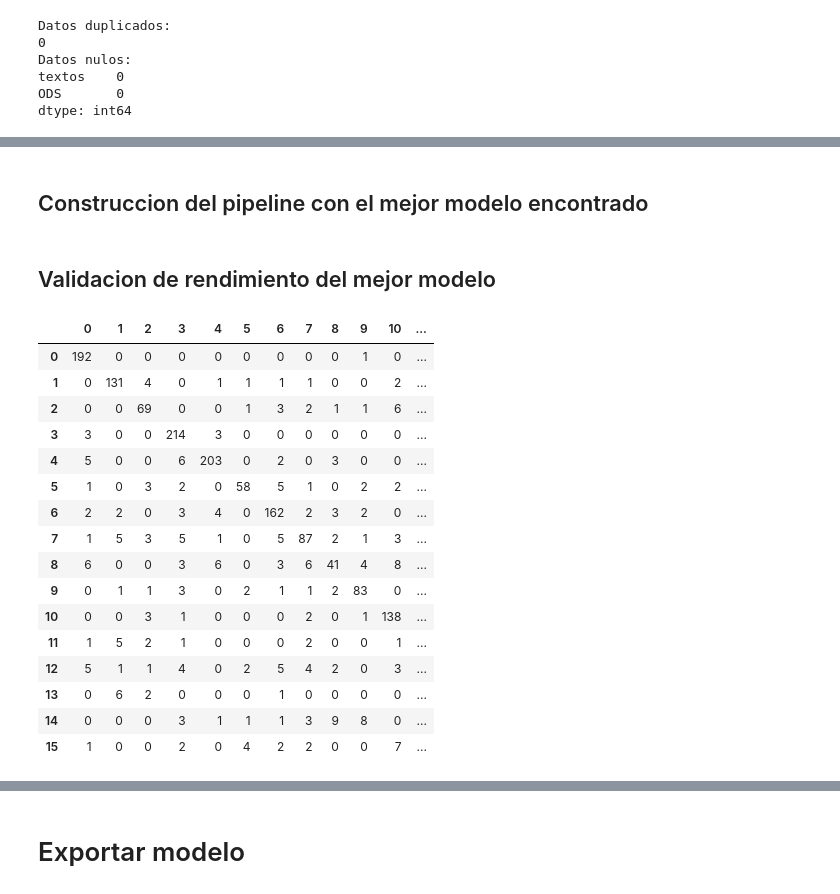
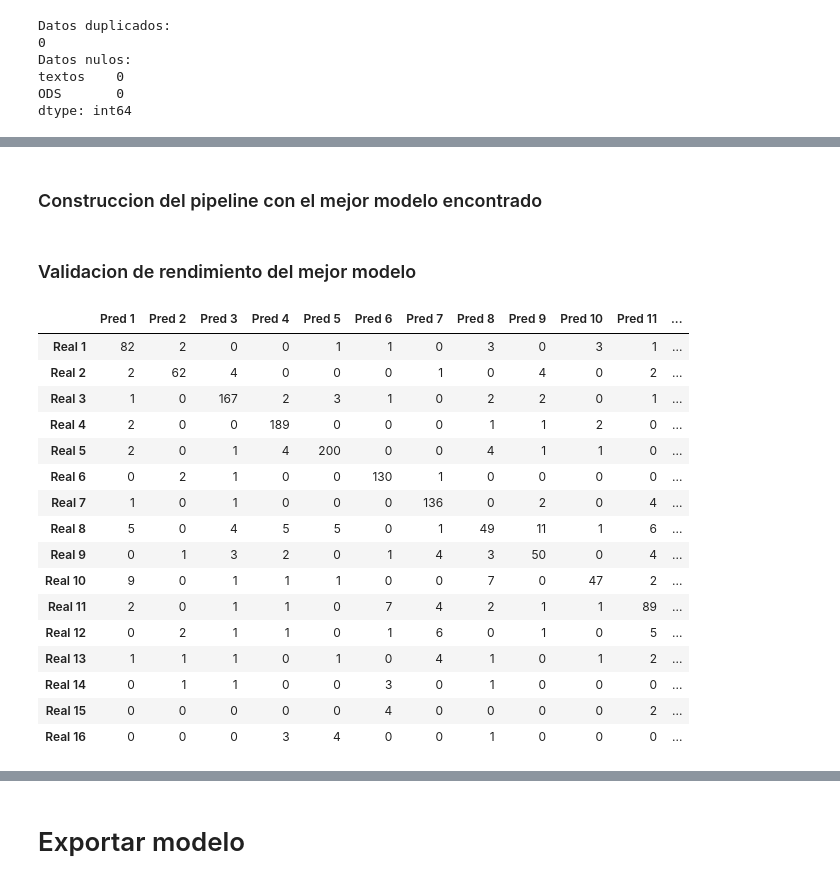
Before and after one commit to AndresEnix/microproyecto_2_mlns, a Jupyter notebook: identificacion_pln_relaciones_semanticas.ipynb, the cells around one changed output, grey strips where cells are left out. Cells and saved outputs as stored; diff of their text form; code cells hidden in the pictures.

```diff
--- a/identificacion_pln_relaciones_semanticas.ipynb
+++ b/identificacion_pln_relaciones_semanticas.ipynb
@@ -144,0 +151,18 @@ print(f'Texto original:\n{random_text}\nTexto preparado:\n{prepared_text}')
+# %%
+# Vectorizamos los textos en el conjunto de datos
+vectorizer_lsa = TfidfVectorizer(preprocessor=prepare_text)
+matriz_tfidf = vectorizer_lsa.fit_transform(raw_data['textos'])
+
+# Realizamos la reduccion de la dimencionalidad para cada ODS
+num_temas = len(raw_data['ODS'].unique())
+lsa_model = TruncatedSVD(n_components=num_temas, random_state=42)
+matriz_lsa = lsa_model.fit_transform(matriz_tfidf)
+
+palabras = vectorizer_lsa.get_feature_names_out()
+
+print("--- PALABRAS CLAVE POR TEMA ---")
+for i, tema in enumerate(lsa_model.components_):
+    # Obtener los índices de las palabras con mayor peso en este tema
+    indices_top_palabras = tema.argsort()[::-1][:10]
+    palabras_tema = [palabras[idx] for idx in indices_top_palabras]
+    print(f"Tema {i+1}: {', '.join(palabras_tema)}")
@@ -147,8 +213,2 @@ print(f'Texto original:\n{random_text}\nTexto preparado:\n{prepared_text}')
 # %%
-data = raw_data.copy()
-data['texto_limpio'] = data['textos'].apply(prepare_text)
-
-text = data['texto_limpio']
-labels = data['ODS']
-
-X_train, X_test, y_train, y_test = train_test_split(text, labels, test_size=0.2, random_state=55)
+X_train, X_test, y_train, y_test = train_test_split(raw_data['textos'], raw_data['ODS'], test_size=0.2, random_state=55)
@@ -252,12 +308,12 @@ Fitting 5 folds for each of 1 candidates, totalling 5 fits
 # %% [markdown]
-## Construccion del pipeline con el mejor modelo encontrado
+### Construccion del pipeline con el mejor modelo encontrado
 # %%
 steps = [
-    ("vectorizer", vectorizer),
-    ("dimred", tsvd),
+    ("vectorizer", TfidfVectorizer(preprocessor=prepare_text)),
+    ("dimred", TruncatedSVD(n_components=150, random_state=32)),
     ("model", LinearSVC(C=0.5, random_state=32, max_iter=2000)),
 ]
 pipeline = Pipeline(steps)
 # %% [markdown]
-## Validacion de rendimiento del mejor modelo
+### Validacion de rendimiento del mejor modelo
 # %%
@@ -268,21 +325,24 @@ reporte = pd.DataFrame(classification_report(y_test, y_pred, output_dict=True))
 # %%
-matrix
+# Calculo de la matriz de confusion
+ods_unicos = sorted(raw_data['ODS'].unique())
+cm = confusion_matrix(y_test, y_pred, labels=ods_unicos)
+pd.DataFrame(cm, index=[f"Real {i}" for i in ods_unicos], columns=[f"Pred {i}" for i in ods_unicos])
 # %% [output]
-|  | 0 | 1 | 2 | 3 | 4 | 5 | 6 | 7 | 8 | 9 | 10 | ... |
-| 0 | 192 | 0 | 0 | 0 | 0 | 0 | 0 | 0 | 0 | 1 | 0 | ... |
-| 1 | 0 | 131 | 4 | 0 | 1 | 1 | 1 | 1 | 0 | 0 | 2 | ... |
-| 2 | 0 | 0 | 69 | 0 | 0 | 1 | 3 | 2 | 1 | 1 | 6 | ... |
-| 3 | 3 | 0 | 0 | 214 | 3 | 0 | 0 | 0 | 0 | 0 | 0 | ... |
-| 4 | 5 | 0 | 0 | 6 | 203 | 0 | 2 | 0 | 3 | 0 | 0 | ... |
-| 5 | 1 | 0 | 3 | 2 | 0 | 58 | 5 | 1 | 0 | 2 | 2 | ... |
-| 6 | 2 | 2 | 0 | 3 | 4 | 0 | 162 | 2 | 3 | 2 | 0 | ... |
-| 7 | 1 | 5 | 3 | 5 | 1 | 0 | 5 | 87 | 2 | 1 | 3 | ... |
-| 8 | 6 | 0 | 0 | 3 | 6 | 0 | 3 | 6 | 41 | 4 | 8 | ... |
-| 9 | 0 | 1 | 1 | 3 | 0 | 2 | 1 | 1 | 2 | 83 | 0 | ... |
-| 10 | 0 | 0 | 3 | 1 | 0 | 0 | 0 | 2 | 0 | 1 | 138 | ... |
-| 11 | 1 | 5 | 2 | 1 | 0 | 0 | 0 | 2 | 0 | 0 | 1 | ... |
-| 12 | 5 | 1 | 1 | 4 | 0 | 2 | 5 | 4 | 2 | 0 | 3 | ... |
-| 13 | 0 | 6 | 2 | 0 | 0 | 0 | 1 | 0 | 0 | 0 | 0 | ... |
-| 14 | 0 | 0 | 0 | 3 | 1 | 1 | 1 | 3 | 9 | 8 | 0 | ... |
-| 15 | 1 | 0 | 0 | 2 | 0 | 4 | 2 | 2 | 0 | 0 | 7 | ... |
+|  | Pred 1 | Pred 2 | Pred 3 | Pred 4 | Pred 5 | Pred 6 | Pred 7 | Pred 8 | Pred 9 | Pred 10 | Pred 11 | ... |
+| Real 1 | 82 | 2 | 0 | 0 | 1 | 1 | 0 | 3 | 0 | 3 | 1 | ... |
+| Real 2 | 2 | 62 | 4 | 0 | 0 | 0 | 1 | 0 | 4 | 0 | 2 | ... |
+| Real 3 | 1 | 0 | 167 | 2 | 3 | 1 | 0 | 2 | 2 | 0 | 1 | ... |
+| Real 4 | 2 | 0 | 0 | 189 | 0 | 0 | 0 | 1 | 1 | 2 | 0 | ... |
+| Real 5 | 2 | 0 | 1 | 4 | 200 | 0 | 0 | 4 | 1 | 1 | 0 | ... |
+| Real 6 | 0 | 2 | 1 | 0 | 0 | 130 | 1 | 0 | 0 | 0 | 0 | ... |
+| Real 7 | 1 | 0 | 1 | 0 | 0 | 0 | 136 | 0 | 2 | 0 | 4 | ... |
+| Real 8 | 5 | 0 | 4 | 5 | 5 | 0 | 1 | 49 | 11 | 1 | 6 | ... |
+| Real 9 | 0 | 1 | 3 | 2 | 0 | 1 | 4 | 3 | 50 | 0 | 4 | ... |
+| Real 10 | 9 | 0 | 1 | 1 | 1 | 0 | 0 | 7 | 0 | 47 | 2 | ... |
+| Real 11 | 2 | 0 | 1 | 1 | 0 | 7 | 4 | 2 | 1 | 1 | 89 | ... |
+| Real 12 | 0 | 2 | 1 | 1 | 0 | 1 | 6 | 0 | 1 | 0 | 5 | ... |
+| Real 13 | 1 | 1 | 1 | 0 | 1 | 0 | 4 | 1 | 0 | 1 | 2 | ... |
+| Real 14 | 0 | 1 | 1 | 0 | 0 | 3 | 0 | 1 | 0 | 0 | 0 | ... |
+| Real 15 | 0 | 0 | 0 | 0 | 0 | 4 | 0 | 0 | 0 | 0 | 2 | ... |
+| Real 16 | 0 | 0 | 0 | 3 | 4 | 0 | 0 | 1 | 0 | 0 | 0 | ... |
 # %%
```
Also changed, not shown: parts of 22 cells of this notebook, 3 other files.
